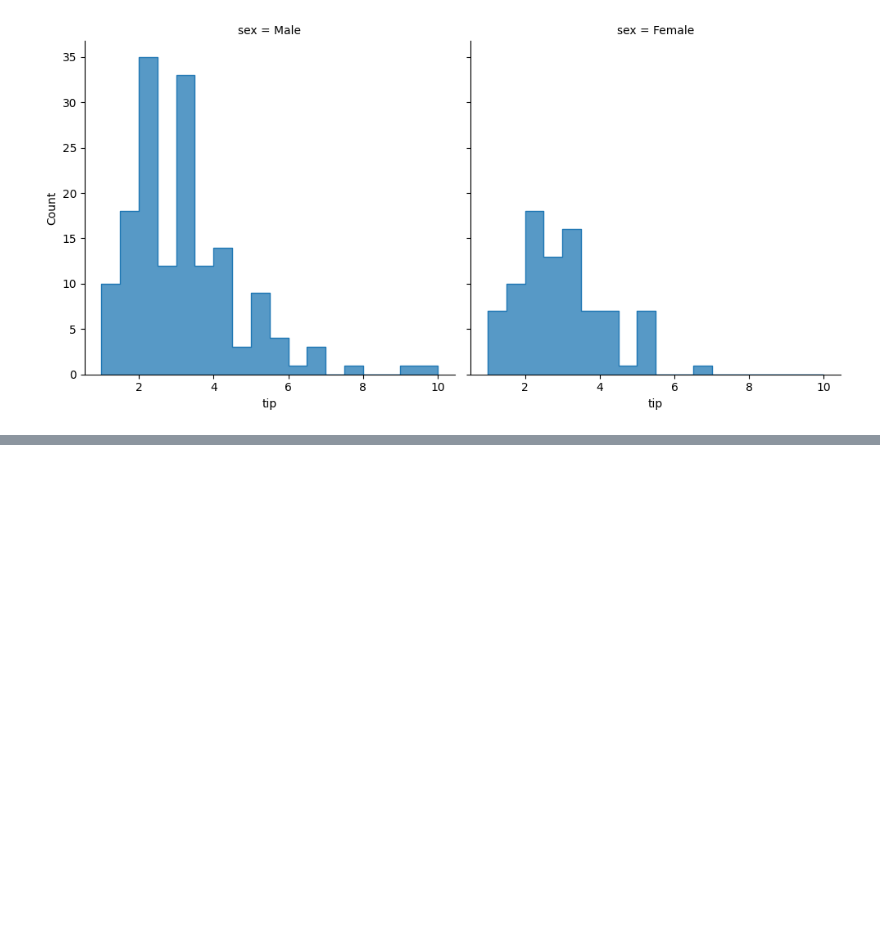
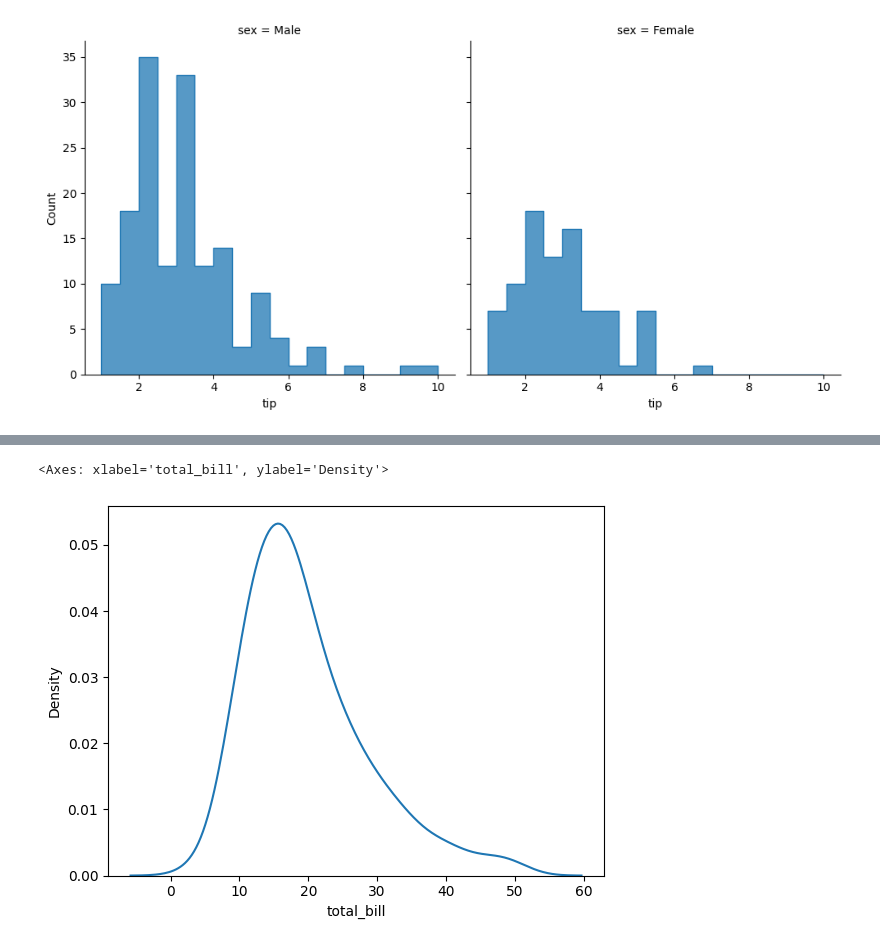
Before and after one commit to Abhinav09062005/python-, a Jupyter notebook: chapter5/seaborn.ipynb, the cells around one changed output, grey strips where cells are left out. Saved outputs shown, nothing was run; the diff lists cells and outputs as text; code cells hidden in the pictures; blank space fills up the shorter version.

```diff
--- a/chapter5/seaborn.ipynb
+++ b/chapter5/seaborn.ipynb
@@ -282,0 +298,6 @@ sns.displot(data=tips,x='tip',kind='hist',element='step',col='sex')
+# %%
+#iss missing value ko predict v kr skte h
+sns.kdeplot(data=tips,x='total_bill')
+# %% [output]
+<Axes: xlabel='total_bill', ylabel='Density'>
+[figure, added]
```
Also changed, not shown: parts of 3 cells of this notebook.
